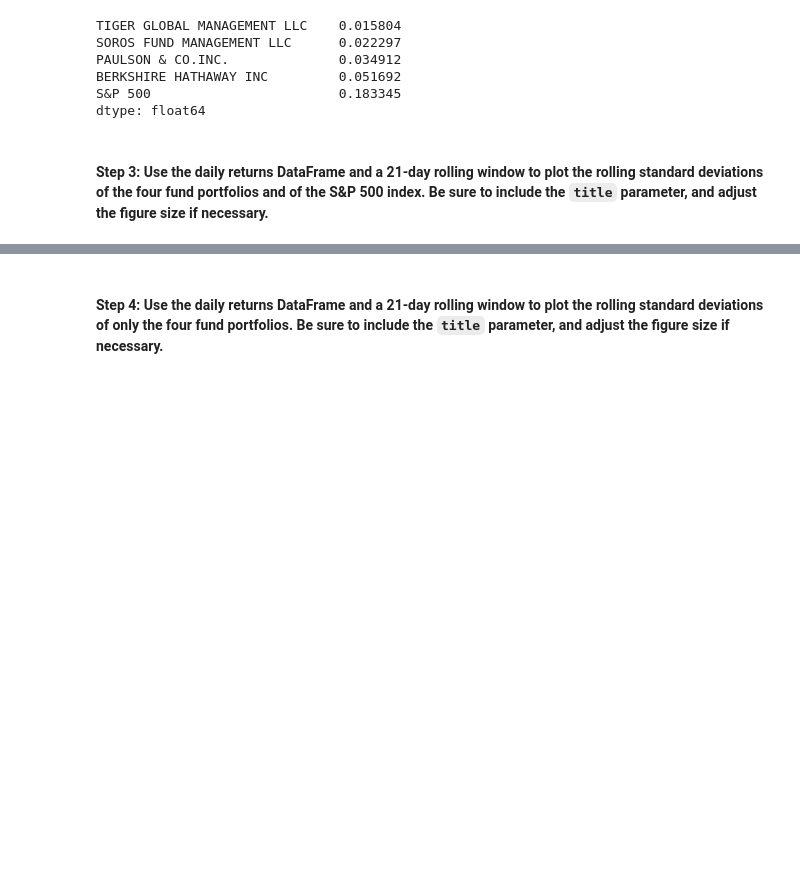
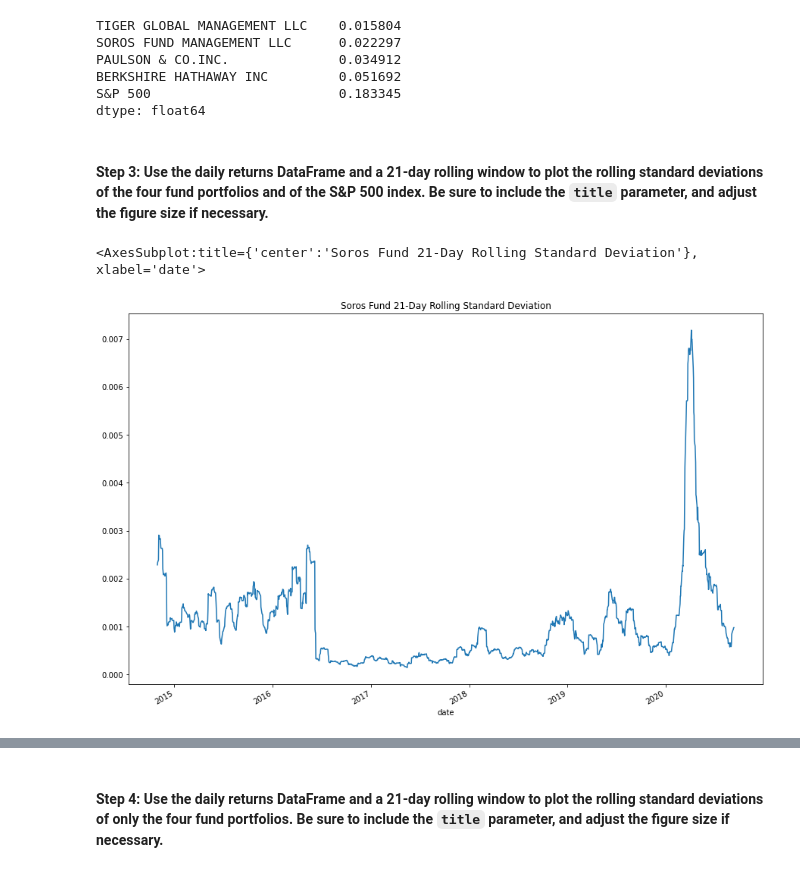
Before and after one commit to mrlandero/Risk_Return_Analysis, a Jupyter notebook: Risk_Return_Analysis/risk_return_analysis.ipynb, the cells around one changed output, grey strips where cells are left out. Saved outputs shown, nothing was run; the diff lists cells and outputs as text; code cells hidden in the pictures; blank space fills up the shorter version.

Commit message:
Calculated and Plotted 21-Day Rolling Standard Deviation for Soros Fund

```diff
--- a/Risk_Return_Analysis/risk_return_analysis.ipynb
+++ b/Risk_Return_Analysis/risk_return_analysis.ipynb
@@ -389,5 +389,11 @@ dtype: float64
 # %%
 # Using the daily returns DataFrame and a 21-day rolling window,
 # plot the rolling standard deviation of the 4 portfolios and the S&P 500
 # Include a title parameter and adjust the figure size
-# YOUR CODE HERE
+# Soros Fund
+daily_returns_df.iloc[:, 0].rolling(window=21).std().plot(
+    figsize=(15,10),
+    title="Soros Fund 21-Day Rolling Standard Deviation")
+# %% [output]
+<AxesSubplot:title={'center':'Soros Fund 21-Day Rolling Standard Deviation'}, xlabel='date'>
+[figure, added]
```
Also changed, not shown: parts of 1 cell of this notebook.
